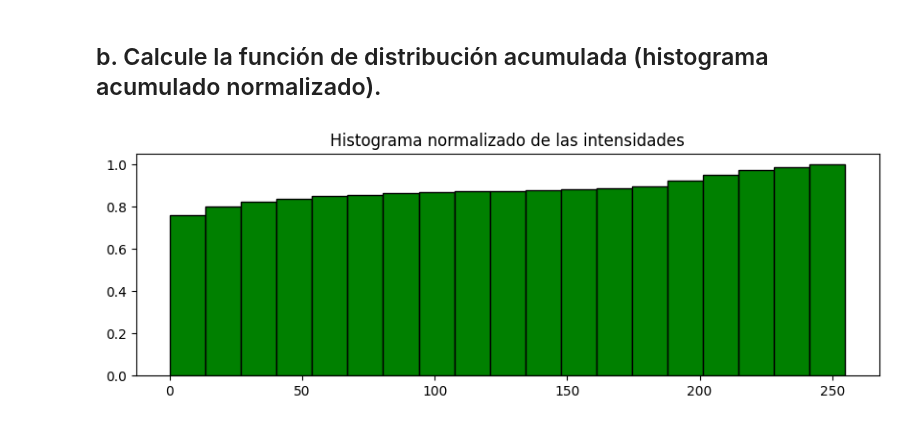
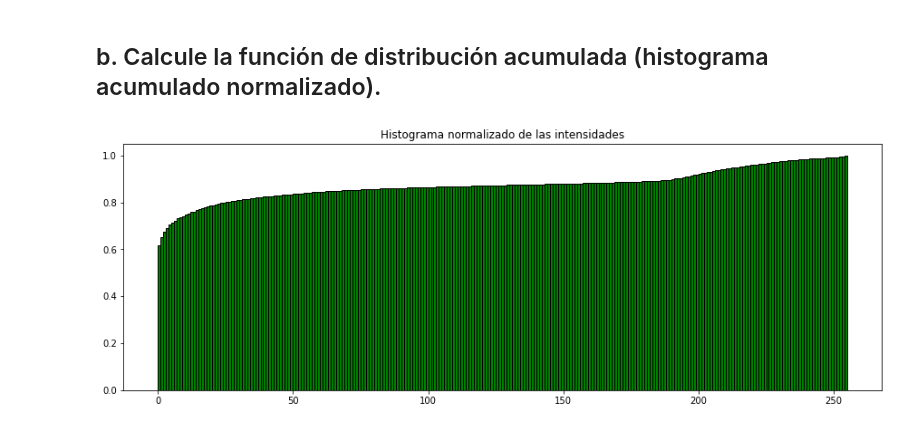
Before and after one commit to BubuDavid/Fundamentos-de-Procesamiento-Digital-de-Imagenes, a Jupyter notebook: tareas/tarea5/Tarea5_Code.ipynb, the cells around one changed output. Cells and saved outputs as stored; diff of their text form; code cells hidden in the pictures.

```diff
--- a/tareas/tarea5/Tarea5_Code.ipynb
+++ b/tareas/tarea5/Tarea5_Code.ipynb
@@ -106,6 +157,14 @@ def show_imgs_row(imgs, size = (5,5), is_gray = False, info = False, titles = No
 # %%
-# Leer imagen
+# Leer imagen en escala de grises
 def read_img(img_name, **kwarg):
-    img = cv2.imread(img_name, cv2.IMREAD_GRAYSCALE)
-    show_img(img, size = None, is_gray = True, info = True, **kwarg)
-    return img
+	"""Lee imágenes con ayuda de opencv y la muestra
+
+	Args:
+		img_name (str): Nombre del path donde se encuentra la imagen
+
+	Returns:
+		np.array: Retorna la imagen que se leyó después de mostrarla
+	"""
+	img = cv2.imread(img_name, cv2.IMREAD_GRAYSCALE)
+	show_img(img, is_gray = True, info = True, **kwarg)
+	return img
@@ -134,13 +213,15 @@ hist, bins = show_histograms(
 # %% [markdown]
 ## b. Calcule la función de distribución acumulada (histograma acumulado normalizado).
 # %%
+# Histograma acumulado
 hist, bins = show_histograms(
     imgs = [img],
     titles = [
         "Histograma normalizado de las intensidades"
     ],
     cumulative = True,
-    colors = ["g"]
+    colors = ["g"],
+    bin_value = 256
 )
 # %% [output]
-[figure, old version]
+[figure, new version]
```
Also changed, not shown: parts of 21 cells of this notebook.
